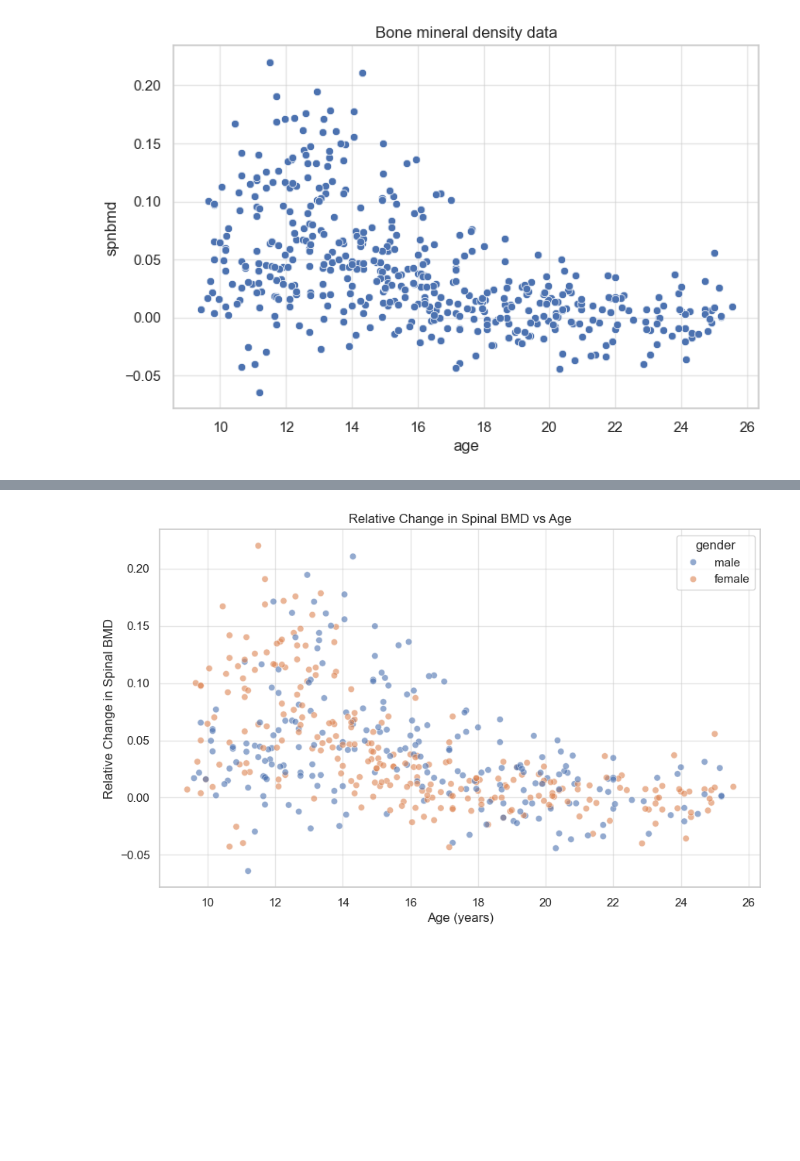
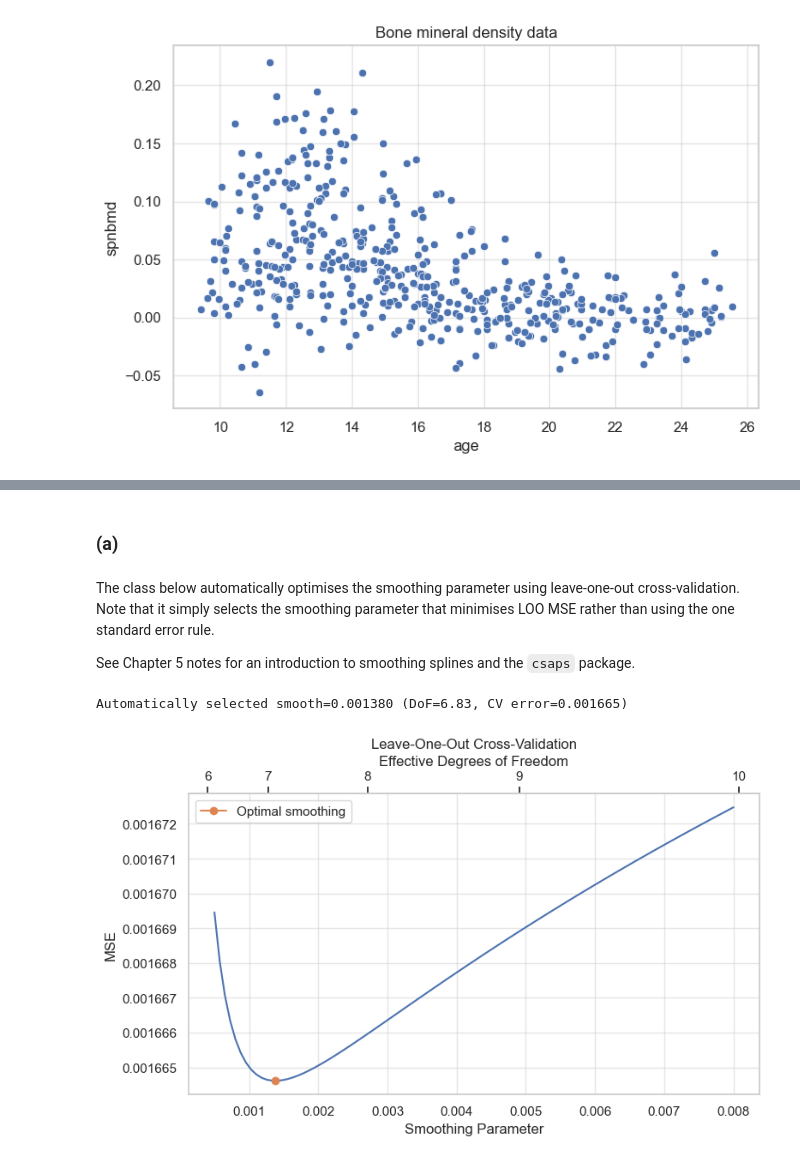
Before and after one commit to chris-leonard/elements-of-statistical-learning, a Jupyter notebook: chapter-8/chapter-8-exercises.ipynb, the cells around one changed output, grey strips where cells are left out. Drawn from its saved outputs; the diff is of its cells as text; code cells hidden in the pictures; blank space fills up the shorter version.

```diff
--- a/chapter-8/chapter-8-exercises.ipynb
+++ b/chapter-8/chapter-8-exercises.ipynb
@@ -261,3 +65,0 @@ Try smoother matrix
-# %%
-smooth_values = np.linspace(0.0005, 0.008, 100)
-smooth_values, cv_errors, ax = spline_model.perform_grid_search(smooth_values)
@@ -314,7 +65,0 @@ TypeError: minimize() missing 1 required positional argument: 'x0'
-# %%
-smooth_values, cv_errors = spline_model.grid_search_smooth()
-fig, ax = plt.subplots(figsize=(8, 5))
-sns.lineplot(x=smooth_values, y=cv_errors, ax=ax)
-ax.set(title="Leave-One-Out Cross-Validation MSE vs Smoothing Parameter")
-ax.set_xlabel("Smoothing Parameter")
-ax.set_ylabel("Leave-One-Out CV MSE")
@@ -348,21 +65,0 @@ Text(0, 0.5, 'Leave-One-Out CV MSE')
-# %%
-smooth_values = np.linspace(0.001, 0.02, 100)
-dof_values = np.array([spline_model.calculate_dof(smooth) for smooth in smooth_values])
-smooth_values, cv_errors = spline_model.grid_search_smooth(smooth_values)
-
-fig, ax = plt.subplots(figsize=(8, 5))
-
-sns.lineplot(x=dof_values, y=cv_errors, ax=ax)
-
-ax2 = ax.twiny()
-ax2.set_xlim(smooth_values[0], smooth_values[-1])
-ax2.invert_xaxis()
-ax2.set(
-    xlim=(smooth_values[0], smooth_values[-1]),
-    xlabel="Effective Degrees of Freedom",
-)
-ax2.grid(False)
-
-ax.set(title="Leave-One-Out Cross-Validation MSE vs Smoothing Parameter")
-ax.set_xlabel("Smoothing Parameter")
-ax.set_ylabel("Leave-One-Out CV MSE")
@@ -447,7 +65,0 @@ def calculate_smoother_matrix(x, df):
-# %%
-df = 7
-
-def _mean_squared_error_from_df(smooth):
-        return (spline_model.calculate_dof(smooth) - df)**2
-
-minimize_scalar(_mean_squared_error_from_df, bounds=(0, 1), options={'xatol': 1e-10}).x
@@ -480,10 +66,7 @@ def smoothing_spline(xdata, ydata, xidata=None, smooth=None, axis=-1, normalized
-# %%
-# Create scatter plot of spnbmd vs age
-plt.figure(figsize=(10, 6))
-sns.scatterplot(data=bone_data, x='age', y='spnbmd', hue='gender', alpha=0.6)
-plt.title('Relative Change in Spinal BMD vs Age')
-plt.xlabel('Age (years)')
-plt.ylabel('Relative Change in Spinal BMD')
-plt.show()
-# %% [output]
-[figure, removed]
+# %% [markdown]
+### (a)
+# %% [markdown]
+The class below automatically optimises the smoothing parameter using leave-one-out cross-validation.
+Note that it simply selects the smoothing parameter that minimises LOO MSE rather than using the one standard error rule.
+
+See Chapter 5 notes for an introduction to smoothing splines and the `csaps` package.
@@ -489,0 +256,10 @@ plt.show()
+# %%
+smoothing_spline_model = SmoothingSpline(bone_data['age'], bone_data['spnbmd'])
+
+smooth_values = np.linspace(0.0005, 0.008, 100)
+_, _, ax = smoothing_spline_model.perform_grid_search(smooth_values)
+ax.plot(smoothing_spline_model.smooth, smoothing_spline_model.cv_error, marker='o', label="Optimal smoothing")
+ax.legend();
+# %% [output]
+Automatically selected smooth=0.001380 (DoF=6.83, CV error=0.001665)
+[figure, added]
```
Also changed, not shown: parts of 45 cells of this notebook.
